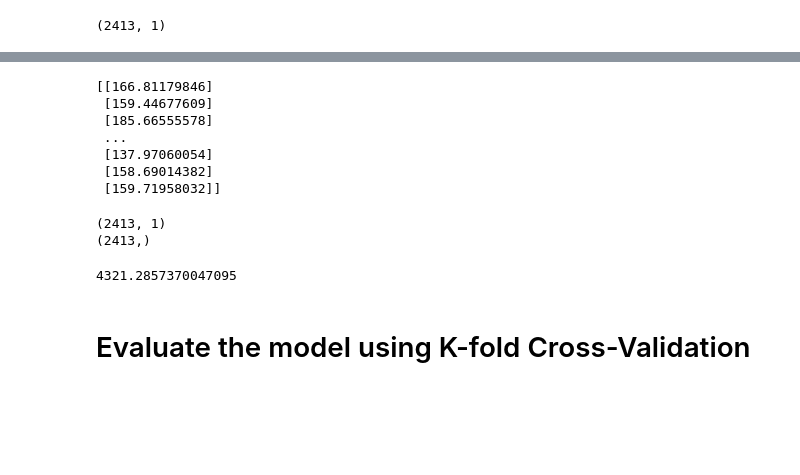
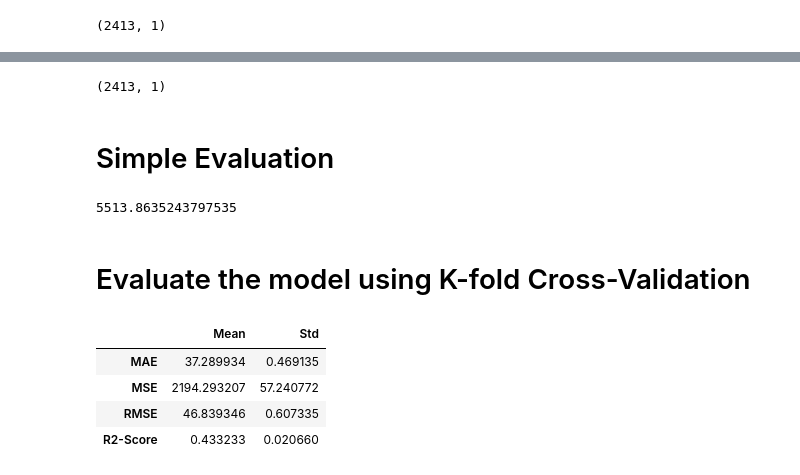
Before and after one commit to lhgiang040504/AI, a Jupyter notebook: Machine_Learning/Supervised_Learning/Linear_Regression/multiple/multiple_LinearRegression.ipynb, the cells around one changed output, grey strips where cells are left out. Cells and saved outputs as stored; diff of their text form; code cells hidden in the pictures; blank space fills up the shorter version.

```diff
--- a/Machine_Learning/Supervised_Learning/Linear_Regression/multiple/multiple_LinearRegression.ipynb
+++ b/Machine_Learning/Supervised_Learning/Linear_Regression/multiple/multiple_LinearRegression.ipynb
@@ -53,28 +75,53 @@ model_Manual = MLR.Multiple_LinearRegression()
 # Compute coeficient
 model_Manual.fit(x_train, y_train)
 
-
 # Predicttion
 y_predManual = model_Manual.predict(x_test)
 
-print(y_predManual)
+print(y_predManual.shape)
 # %% [output]
-[[166.81179846]
- [159.44677609]
- [185.66555578]
- ...
- [137.97060054]
- [158.69014382]
- [159.71958032]]
+(2413, 1)
-# %%
-print(y_pred.shape)
-print(y_test.shape)
-# %% [output]
-(2413, 1)
-(2413,)
+# %% [markdown]
+# Simple Evaluation
 # %%
-print(model_Manual.MSE(y_test, y_predManual))
+print(model_Manual.MSE(y_test, y_pred))
 # %% [output]
-4321.2857370047095
+5513.8635243797535
 # %% [markdown]
 # Evaluate the model using K-fold Cross-Validation
+# %%
+linear_reg_cv = LinearRegression()
+scaler = StandardScaler()
+
+# Create a pipeline that combines scaling and linear regression
+pipeline = make_pipeline(StandardScaler(),  LinearRegression())
+
+# Define the number of splits and set up cross-validation
+kf = KFold(n_splits=6, shuffle=True, random_state=0)
+
+
+# Define the scoring metrics to be used during cross-validation
+scoring = ['neg_mean_absolute_error', 'neg_mean_squared_error', 'neg_root_mean_squared_error', 'r2']
+
+# Perform cross-validation on the pipeline using the specified scoring metrics
+result = cross_validate(pipeline, x_train, y_train, cv=kf, return_train_score=True, scoring=scoring)
+
+# Calculate the mean and standard deviation of each scoring metric
+MAE_mean = (-result['test_neg_mean_absolute_error']).mean()
+MAE_std = (-result['test_neg_mean_absolute_error']).std()
+MSE_mean = (-result['test_neg_mean_squared_error']).mean()
+MSE_std = (-result['test_neg_mean_squared_error']).std()
+RMSE_mean = (-result['test_neg_root_mean_squared_error']).mean()
+RMSE_std = (-result['test_neg_root_mean_squared_error']).std()
+R2_Score_mean = result['test_r2'].mean()
+R2_Score_std = result['test_r2'].std()
+
+# Create a DataFrame to display the mean and standard deviation of each scoring metric
+pd.DataFrame({'Mean': [MAE_mean,MSE_mean,RMSE_mean,R2_Score_mean], 'Std': [MAE_std,MSE_std,RMSE_std,R2_Score_std]},
+             index=['MAE', 'MSE', 'RMSE' ,'R2-Score'])
+# %% [output]
+|  | Mean | Std |
+| MAE | 37.289934 | 0.469135 |
+| MSE | 2194.293207 | 57.240772 |
+| RMSE | 46.839346 | 0.607335 |
+| R2-Score | 0.433233 | 0.020660 |
```
Also changed, not shown: parts of 10 cells of this notebook, 2 other files.
